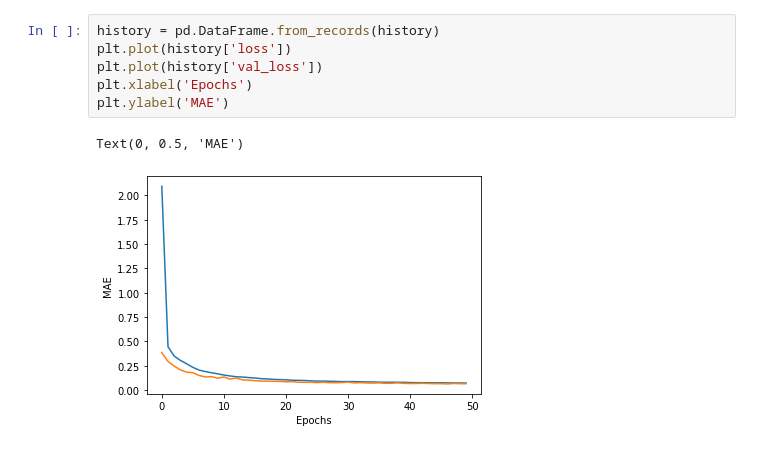
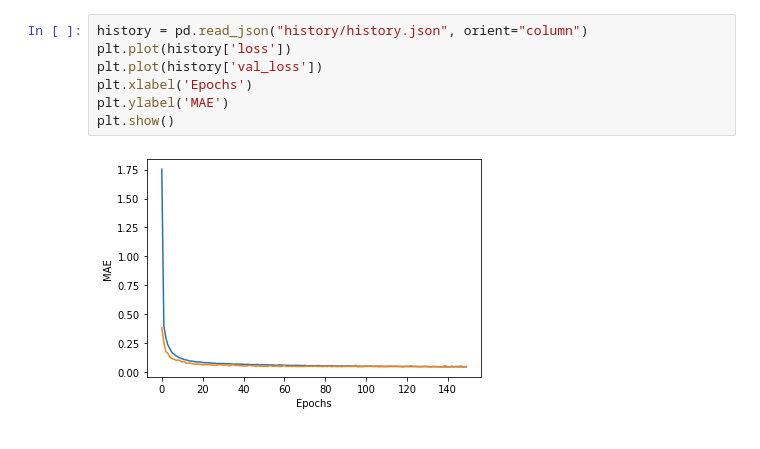
Before and after one commit to syalabi-seet/XYZNetCustom, a Jupyter notebook: train.ipynb, the cells around one changed output. Drawn from its saved outputs; the diff is of its cells as text.

```diff
--- a/train.ipynb
+++ b/train.ipynb
@@ -113,9 +131,9 @@ Epoch 50/50
 # %%
-history = pd.DataFrame.from_records(history)
+history = pd.read_json("history/history.json", orient="column")
 plt.plot(history['loss'])
 plt.plot(history['val_loss'])
 plt.xlabel('Epochs')
 plt.ylabel('MAE')
+plt.show()
 # %% [output]
-Text(0, 0.5, 'MAE')
-[figure, old version]
+[figure, new version]
```
Also changed, not shown: parts of 5 cells of this notebook, 7 other files.
